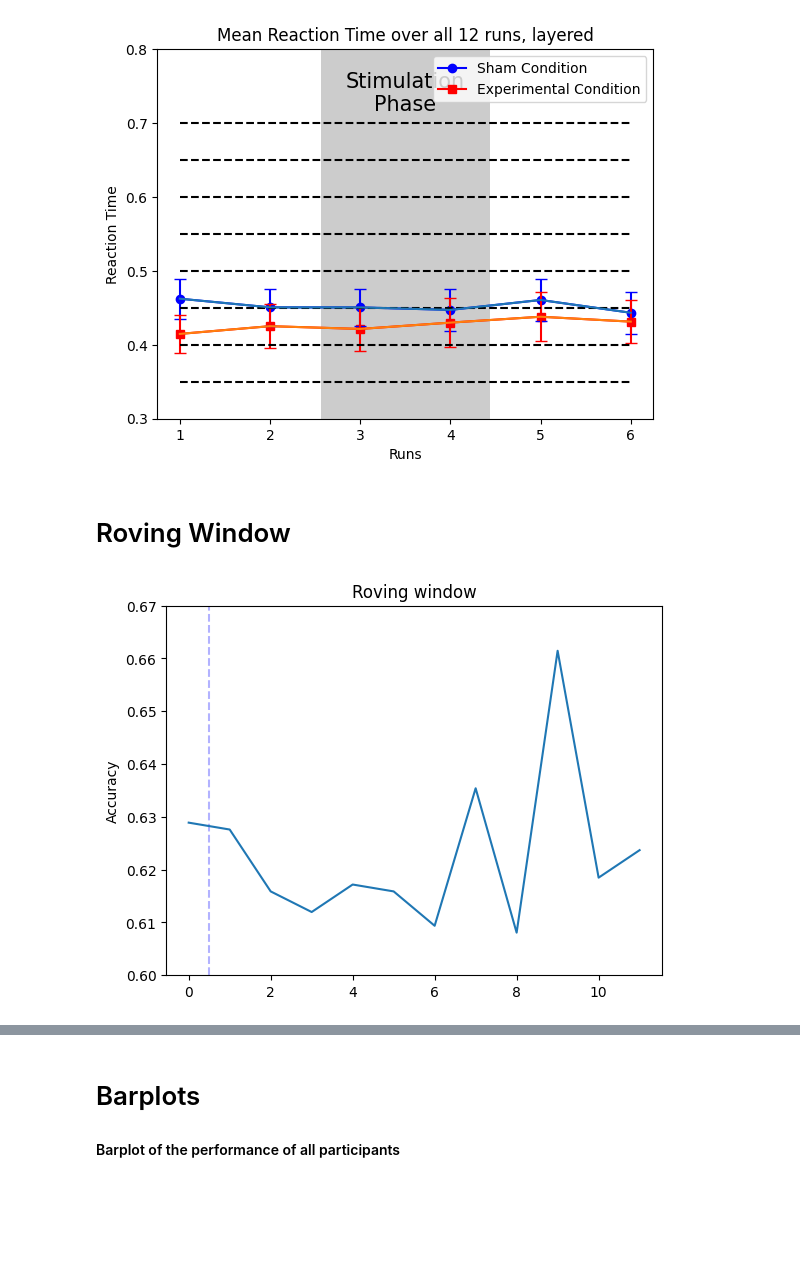
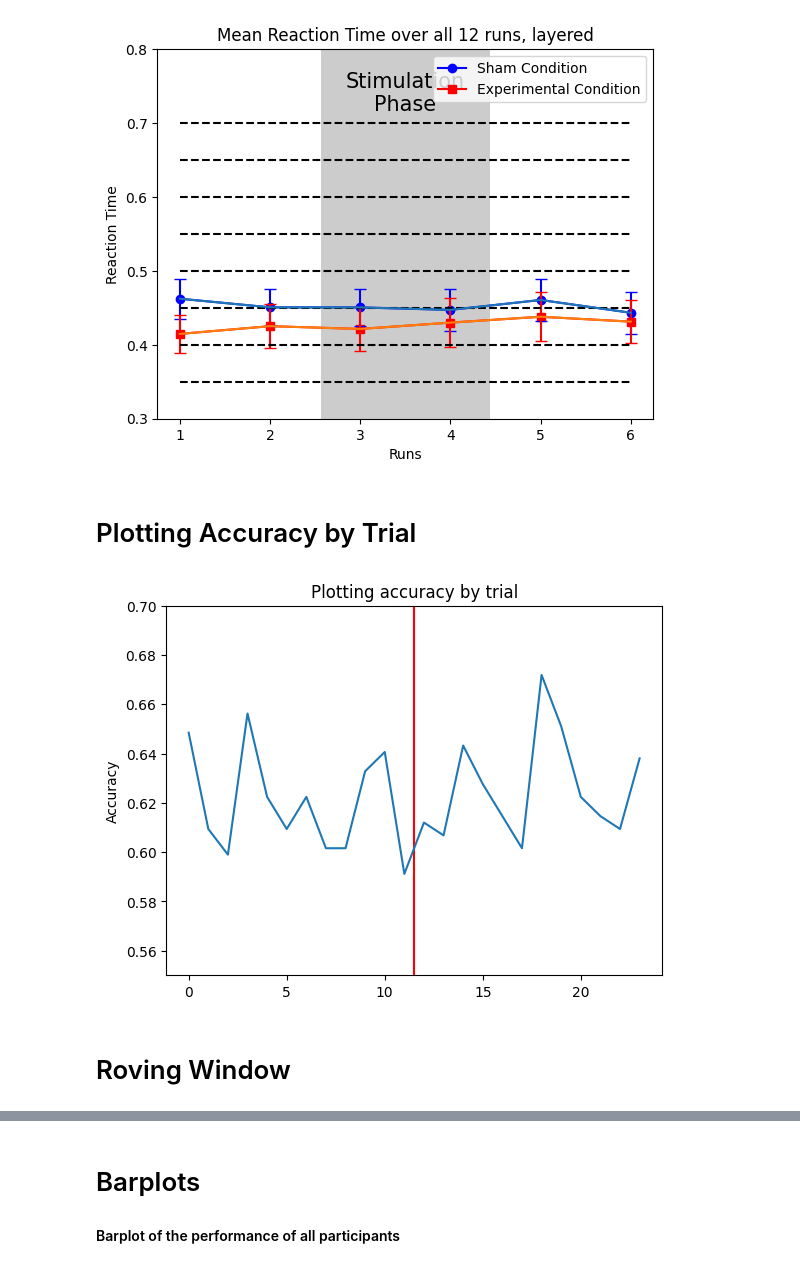
Before and after one commit to Lucakaemmer/tDCS_tACS, a Jupyter notebook: data_analysis/jp_plotting.ipynb, the cells around one changed output, grey strips where cells are left out. Drawn from its saved outputs; the diff is of its cells as text; code cells hidden in the pictures; blank space fills up the shorter version.

```diff
--- a/data_analysis/jp_plotting.ipynb
+++ b/data_analysis/jp_plotting.ipynb
@@ -73,9 +73,11 @@ graph_mean_run_layered(mean_run_measure=mean_run_RT, run_error=run_error_RT, ymi
                    label_2="Experimental Condition", yaxis="Reaction Time")
 # %% [output]
 [figure]
+# %% [markdown]
+# Plotting Accuracy by Trial
+# %%
+plot_by_trial(data=trials_average, resolution=12, ymin=0.55, ymax=0.7, trial_start=0, trial_finish=288)
+# %% [output]
+[figure, added]
 # %% [markdown]
 # Roving Window
-# %%
-plot_roving_window(data=trials_average, resolution=24, ymin=0.6, ymax=0.67)
-# %% [output]
-[figure, removed]
```
Also changed, not shown: parts of 2 cells of this notebook, 2 other files.
